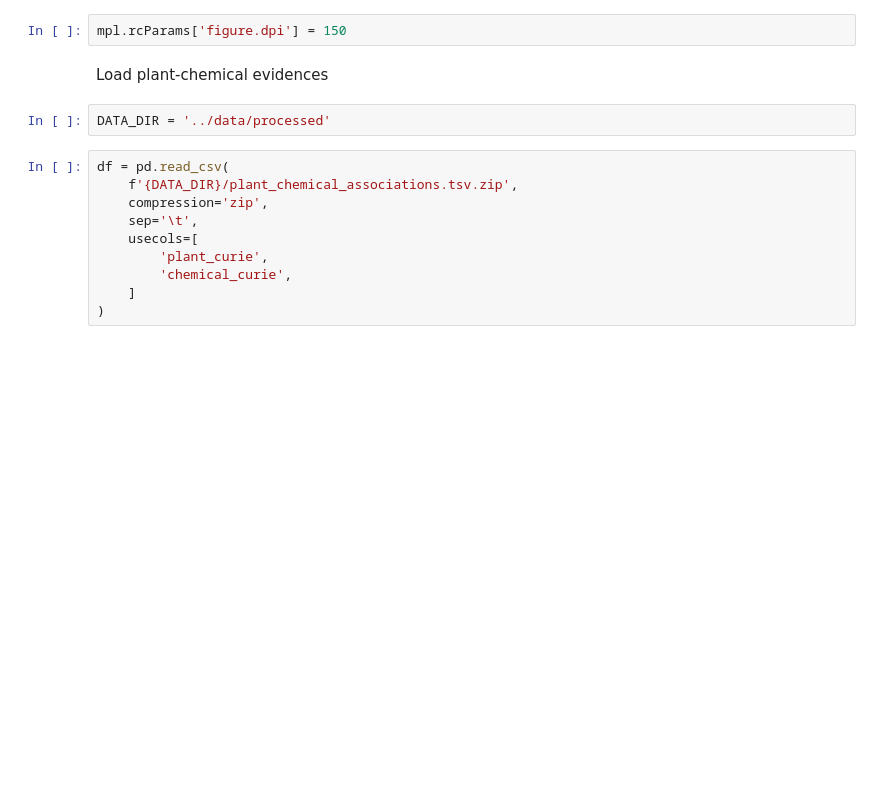
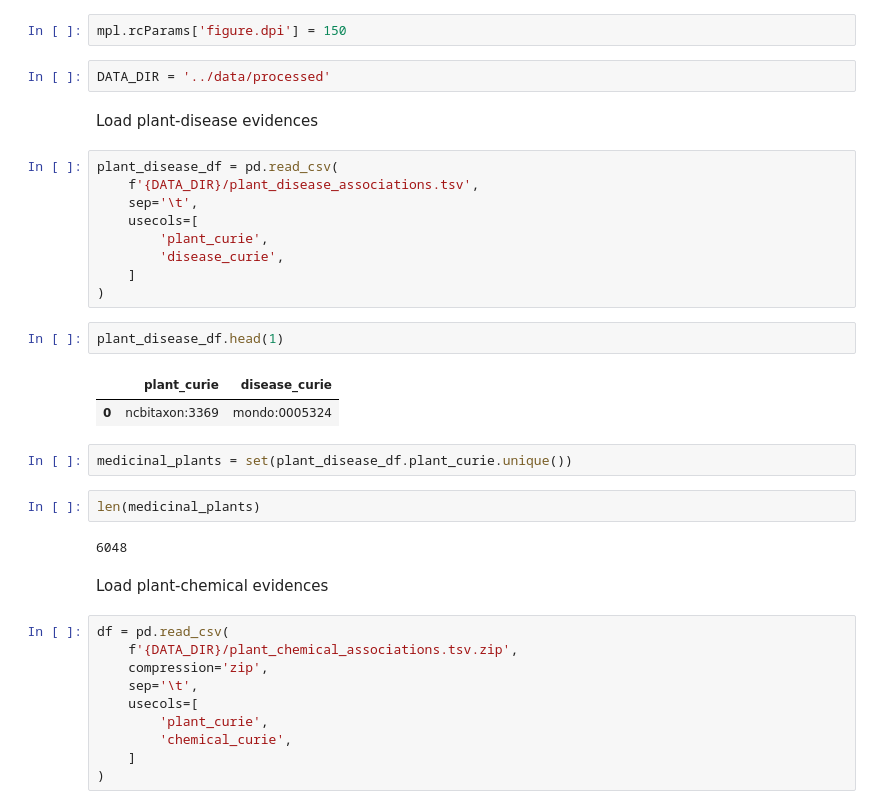
Before and after one commit to enveda/ethnobotany, a Jupyter notebook: notebooks/3_plant_chemical_similarity.ipynb, the cells around one changed output. Saved outputs shown, nothing was run; the diff lists cells and outputs as text; blank space fills up the shorter version.

```diff
--- a/notebooks/3_plant_chemical_similarity.ipynb
+++ b/notebooks/3_plant_chemical_similarity.ipynb
@@ -31,10 +31,32 @@ RDLogger.DisableLog('rdApp.*')
 %matplotlib inline
 # %%
 mpl.rcParams['figure.dpi'] = 150
+# %%
+DATA_DIR = '../data/processed'
+# %% [markdown]
+Load plant-disease evidences
+# %%
+plant_disease_df = pd.read_csv(
+    f'{DATA_DIR}/plant_disease_associations.tsv',
+    sep='\t',
+    usecols=[
+        'plant_curie',
+        'disease_curie',
+    ]
+)
+# %%
+plant_disease_df.head(1)
+# %% [output]
+|  | plant_curie | disease_curie |
+| 0 | ncbitaxon:3369 | mondo:0005324 |
+# %%
+medicinal_plants = set(plant_disease_df.plant_curie.unique())
+# %%
+len(medicinal_plants)
+# %% [output]
+6048
 # %% [markdown]
 Load plant-chemical evidences
-# %%
-DATA_DIR = '../data/processed'
 # %%
 df = pd.read_csv(
     f'{DATA_DIR}/plant_chemical_associations.tsv.zip',
```
Also changed, not shown: parts of 7 cells of this notebook, 3 other files.
